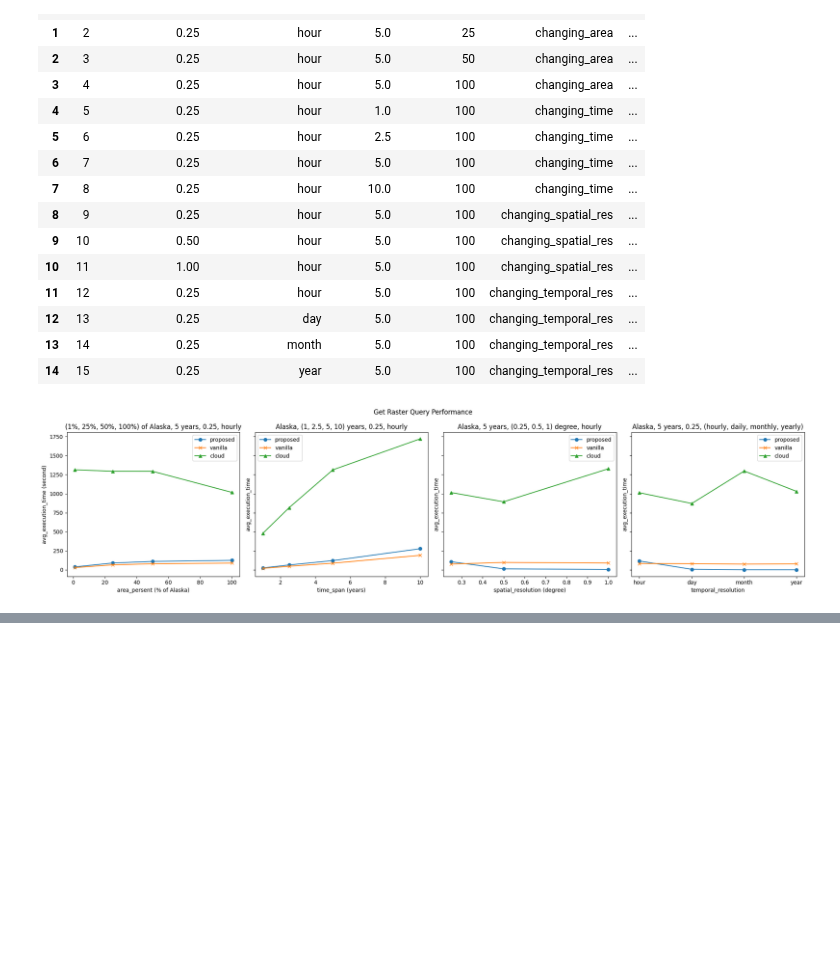
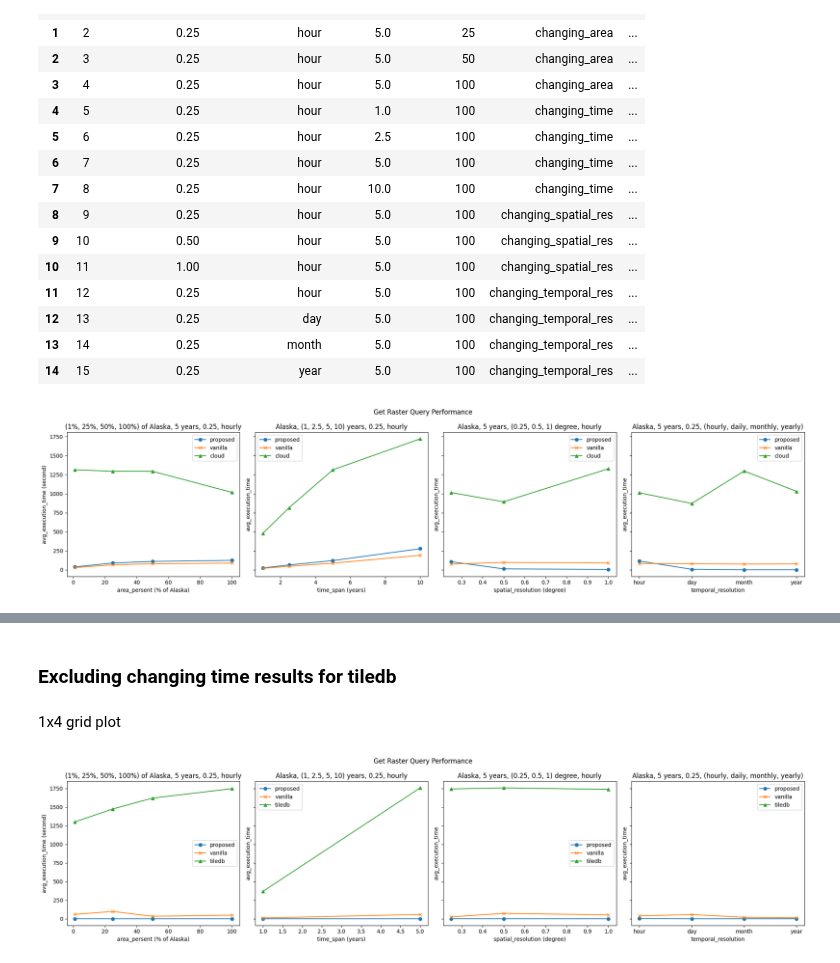
Before and after one commit to iharp3/experiment-kit, a Jupyter notebook: experiment/results/plot.ipynb, the cells around one changed output, grey strips where cells are left out. Cells and saved outputs as stored; diff of their text form; code cells hidden in the pictures; blank space fills up the shorter version.

Commit message:
get tiledb plots, add 2x2 grid plots

```diff
--- a/experiment/results/plot.ipynb
+++ b/experiment/results/plot.ipynb
@@ -14,7 +23,7 @@ def load_results(res_list):
 
     sql = """
         SELECT
-            ((max(qid)+1)/3)::integer as qid,
+            ((max(CAST(qid AS INTEGER))+1)/3)::INTEGER as qid,
             spatial_resolution,
             temporal_resolution,
             time_span,
@@ -135,0 +156,67 @@ df_tiledb
+# %% [markdown]
+### Excluding changing time results for tiledb
+# %% [markdown]
+1x4 grid plot
+# %%
+# EXCLUDING CHANGING TIME FOR TILED
+
+import matplotlib.pyplot as plt
+
+# subplot (1, 4)
+fig, axs = plt.subplots(1, 4, figsize=(20, 5), sharey=True)
+
+# axs[0]: changing_area, x axis is area_persent and y axis is avg_execution_time
+df_changing_area = df_proposed[df_proposed["category"] == "changing_area"]
+axs[0].plot(df_changing_area["area_persent"], df_changing_area["avg_execution_time"], label="proposed", marker="o")
+df_vanilla_changing_area = df_vanilla[df_vanilla["category"] == "changing_area"]
+axs[0].plot(df_vanilla_changing_area["area_persent"], df_vanilla_changing_area["avg_execution_time"], label="vanilla", marker="x")
+df_tiledb_changing_area = df_tiledb[df_tiledb["category"] == "changing_area"]
+axs[0].plot(df_tiledb_changing_area["area_persent"], df_tiledb_changing_area["avg_execution_time"], label="tiledb", marker="^")
+axs[0].set_title("(1%, 25%, 50%, 100%) of Alaska, 5 years, 0.25, hourly")
+axs[0].set_xlabel("area_persent (% of Alaska)")
+axs[0].set_ylabel("avg_execution_time (second)")
+axs[0].legend()
+
+# axs[1]: changing_time, x axis is time_span and y axis is avg_execution_time
+df_changing_time = df_proposed[df_proposed["category"] == "changing_time"]
+axs[1].plot(df_changing_time["time_span"], df_changing_time["avg_execution_time"], label="proposed", marker="o")
+df_vanilla_changing_time = df_vanilla[df_vanilla["category"] == "changing_time"]
+axs[1].plot(df_vanilla_changing_time["time_span"], df_vanilla_changing_time["avg_execution_time"], label="vanilla", marker="x")
+df_tiledb_changing_time = df_tiledb[df_tiledb["category"] == "changing_time"]
+axs[1].plot(df_tiledb_changing_time["time_span"], df_tiledb_changing_time["avg_execution_time"], label="tiledb", marker="^")
+axs[1].set_title("Alaska, (1, 2.5, 5, 10) years, 0.25, hourly")
+axs[1].set_xlabel("time_span (years)")
+axs[1].set_ylabel("avg_execution_time")
+axs[1].legend()
+
+# axs[2]: changing_spatial_res, x axis is spatial_resolution and y axis is avg_execution_time
+df_changing_spatial_res = df_proposed[df_proposed["category"] == "changing_spatial_res"]
+axs[2].plot(df_changing_spatial_res["spatial_resolution"], df_changing_spatial_res["avg_execution_time"], label="proposed", marker="o")
+df_vanilla_changing_spatial_res = df_vanilla[df_vanilla["category"] == "changing_spatial_res"]
+axs[2].plot(df_vanilla_changing_spatial_res["spatial_resolution"], df_vanilla_changing_spatial_res["avg_execution_time"], label="vanilla", marker="x")
+df_tiledb_changing_spatial_res = df_tiledb[df_tiledb["category"] == "changing_spatial_res"]
+axs[2].plot(df_tiledb_changing_spatial_res["spatial_resolution"], df_tiledb_changing_spatial_res["avg_execution_time"], label="tiledb", marker="^")
+axs[2].set_title("Alaska, 5 years, (0.25, 0.5, 1) degree, hourly")
+axs[2].set_xlabel("spatial_resolution (degree)")
+axs[2].set_ylabel("avg_execution_time")
+axs[2].legend()
+
+# axs[3]: changing_temporal_res, x axis is temporal_resolution and y axis is avg_execution_time
+df_changing_temporal_res = df_proposed[df_proposed["category"] == "changing_temporal_res"]
+axs[3].plot(df_changing_temporal_res["temporal_resolution"], df_changing_temporal_res["avg_execution_time"], label="proposed", marker="o")
+df_vanilla_changing_temporal_res = df_vanilla[df_vanilla["category"] == "changing_temporal_res"]
+axs[3].plot(df_vanilla_changing_temporal_res["temporal_resolution"], df_vanilla_changing_temporal_res["avg_execution_time"], label="vanilla", marker="x")
+df_tiledb_changing_temporal_res = df_tiledb[df_tiledb["category"] == "changing_temporal_res"]
+axs[3].plot(df_tiledb_changing_temporal_res["temporal_resolution"], df_tiledb_changing_temporal_res["avg_execution_time"], label="tiledb", marker="^")
+axs[3].set_title("Alaska, 5 years, 0.25, (hourly, daily, monthly, yearly)")
+axs[3].set_xlabel("temporal_resolution")
+axs[3].set_ylabel("avg_execution_time")
+axs[3].legend()
+
+# add fig title
+fig.suptitle("Get Raster Query Performance")
+
+fig.tight_layout()
+plt.show()
+# %% [output]
+[figure, added]
```
Also changed, not shown: parts of 12 cells of this notebook, 1 other file.
